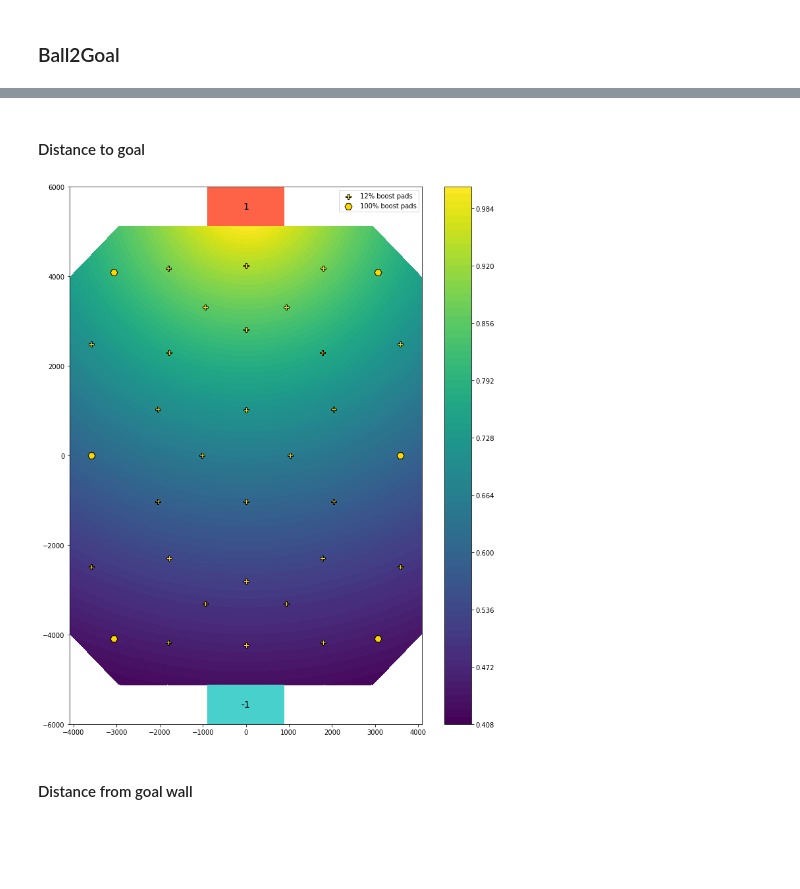
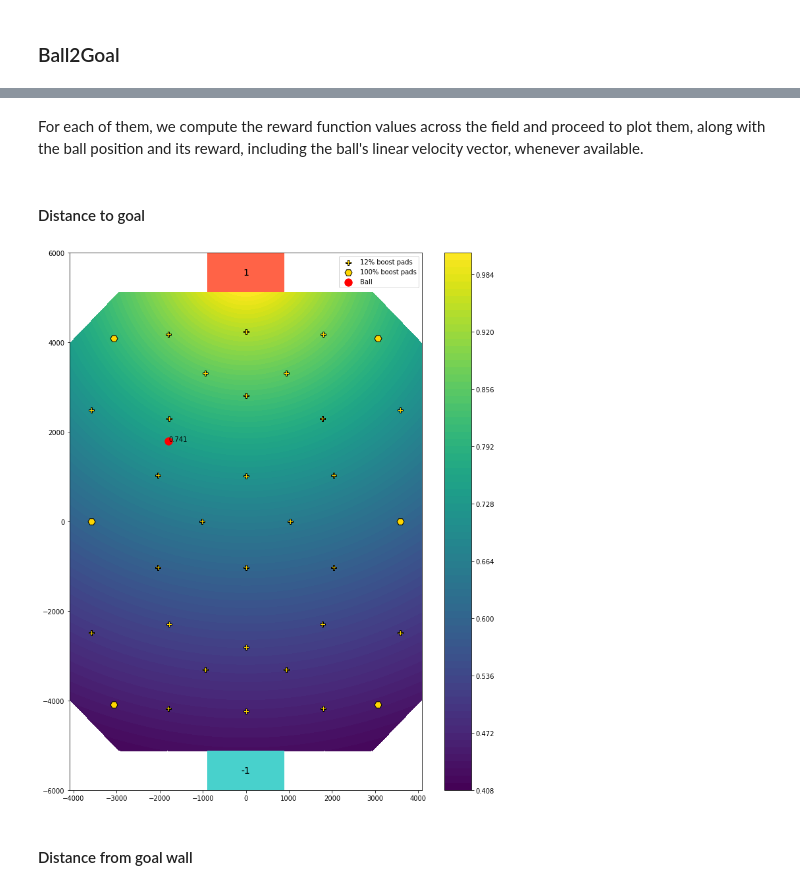
Before and after one commit to Enkhai/lucy-utils, a Jupyter notebook: examples/16_reward_shaping/analysis.ipynb, the cells around one changed output, grey strips where cells are left out. Saved outputs shown, nothing was run; the diff lists cells and outputs as text; code cells hidden in the pictures; blank space fills up the shorter version.

```diff
--- a/examples/16_reward_shaping/analysis.ipynb
+++ b/examples/16_reward_shaping/analysis.ipynb
@@ -21,0 +36,2 @@ arena_positions = plotting.arena_positions
+# %%
+ball_position = np.array([-1800, 1800, 400])
@@ -22,10 +43,12 @@ arena_positions = plotting.arena_positions
+# %% [markdown]
+For each of them, we compute the reward function values across the field and proceed to plot them, along with the ball position and its reward, including the ball's linear velocity vector, whenever available.
 # %% [markdown]
 #### Distance to goal
 # %%
 ball_zs = common.ball_goal.liu_dist_ball2goal(arena_positions)
-plotting.arena_contour(ball_zs)
+plotting.arena_contour(ball_zs, ball_position=ball_position, annotate_ball=True)
 # %% [output]
-[figure, old version]
+[figure, new version]
 # %% [markdown]
 ####  Distance from goal wall
 # %%
```
Also changed, not shown: parts of 47 cells of this notebook, 3 other files.
